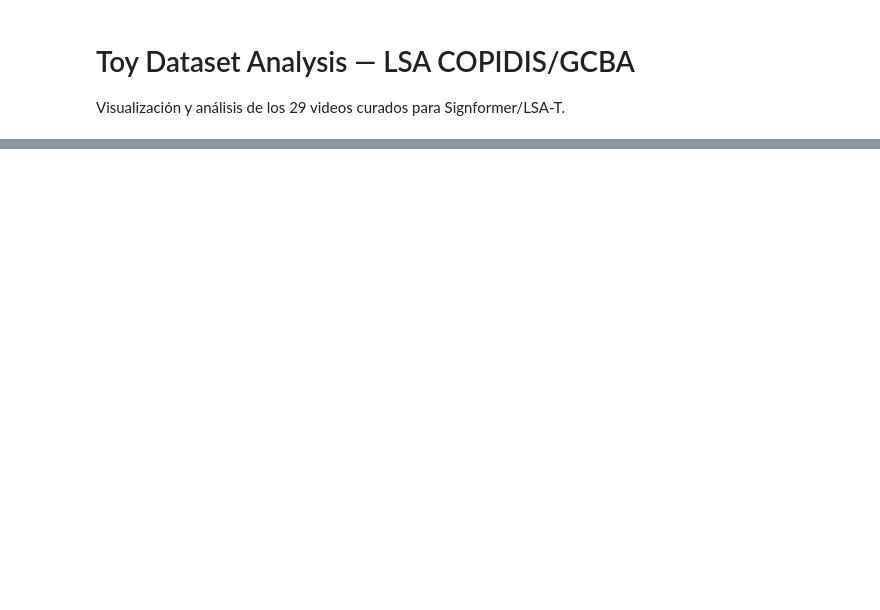
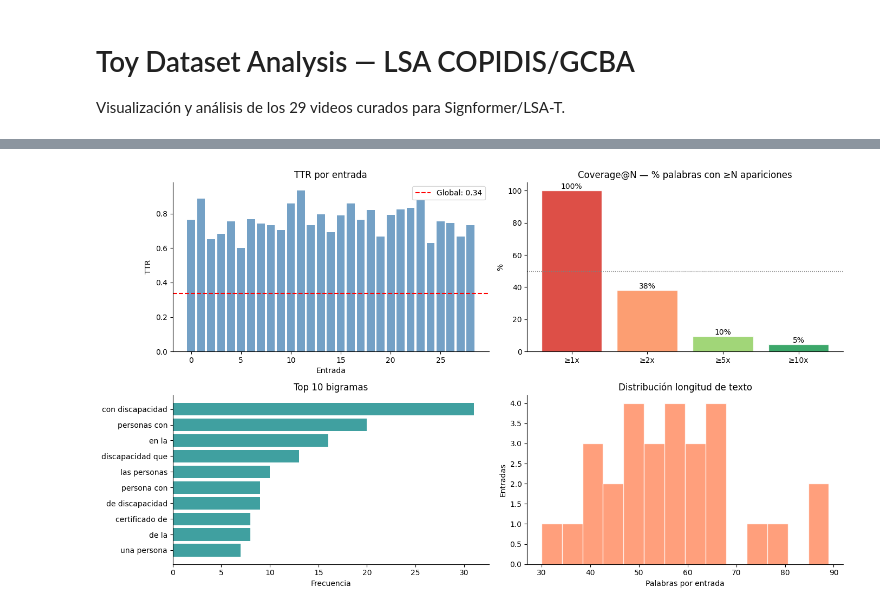
Before and after one commit to dipaolme/lsa-dataset-toolkit, a Jupyter notebook: notebooks/toy_dataset_analysis.ipynb, the cells around one changed output, grey strips where cells are left out. Drawn from its saved outputs; the diff is of its cells as text; code cells hidden in the pictures; blank space fills up the shorter version.

```diff
--- a/notebooks/toy_dataset_analysis.ipynb
+++ b/notebooks/toy_dataset_analysis.ipynb
@@ -174,46 +202,77 @@ TTR, n-gramas y distribución de longitud de texto.
 def tokenize(text):
     return re.findall(r'\b\w+\b', text.lower())
 
-texts = [e['text'] for e in dataset]
-all_tokens = [t for text in texts for t in tokenize(text)]
-all_types  = set(all_tokens)
-
-ttr_global = len(all_types) / len(all_tokens) if all_tokens else 0
-
-ttrs = []
-for text in texts:
-    toks = tokenize(text)
-    ttrs.append(len(set(toks)) / len(toks) if toks else 0)
-
 def ngrams(tokens, n):
     return [tuple(tokens[i:i+n]) for i in range(len(tokens)-n+1)]
 
-top_bigrams  = Counter(ngrams(all_tokens, 2)).most_common(10)
-top_trigrams = Counter(ngrams(all_tokens, 3)).most_common(10)
-word_counts  = [len(tokenize(t)) for t in texts]
+def coverage_at(word_freq, n):
+    return sum(1 for c in word_freq.values() if c >= n) / len(word_freq) * 100 if word_freq else 0
 
-print(f'Tokens totales  : {len(all_tokens)}')
-print(f'Vocabulario único: {len(all_types)}')
-print(f'TTR global      : {ttr_global:.3f}')
+texts      = [e['text'] for e in dataset]
+all_tokens = [t for text in texts for t in tokenize(text)]
+all_types  = set(all_tokens)
+word_freq  = Counter(all_tokens)
 
-fig, axes = plt.subplots(1, 3, figsize=(16, 4))
+# TTR
+ttr_global = len(all_types) / len(all_tokens) if all_tokens else 0
+ttrs       = [len(set(tokenize(t))) / len(tokenize(t)) if tokenize(t) else 0 for t in texts]
+
+# Hapax legomena
+hapax     = [w for w, c in word_freq.items() if c == 1]
+hapax_pct = len(hapax) / len(all_types) * 100 if all_types else 0
+
+# Coverage@N
+ns   = [1, 2, 5, 10]
+covs = [coverage_at(word_freq, n) for n in ns]
+
+# Bigramas / longitud
+top_bigrams = Counter(ngrams(all_tokens, 2)).most_common(10)
+word_counts = [len(tokenize(t)) for t in texts]
+
+print(f'Tokens totales    : {len(all_tokens)}')
+print(f'Vocabulario único : {len(all_types)} palabras')
+print()
+print(f'TTR global        : {ttr_global:.3f}')
+print(f'Hapax legomena    : {len(hapax)}/{len(all_types)} palabras ({hapax_pct:.1f}%)')
+print(f'Coverage@2  (≥2x) : {coverage_at(word_freq, 2):.1f}%')
+print(f'Coverage@5  (≥5x) : {coverage_at(word_freq, 5):.1f}%')
+print(f'Coverage@10 (≥10x): {coverage_at(word_freq, 10):.1f}%')
+print()
+if hapax_pct > 40:
+    print('⚠  Hapax >40% → mismo problema que LSA-T. Vocabulario muy disperso.')
+elif hapax_pct > 20:
+    print('~  Hapax 20-40% → repetición insuficiente para entrenar solo con esto.')
+else:
+    print('✓  Hapax <20% → vocabulario acotado, trainabilidad razonable.')
+
+fig, axes = plt.subplots(2, 2, figsize=(14, 8))
 
 # TTR por entrada
-axes[0].bar(range(len(ttrs)), ttrs, color='steelblue', alpha=0.75)
-axes[0].axhline(ttr_global, color='red', ls='--', label=f'Global: {ttr_global:.2f}')
-axes[0].set_xlabel('Entrada'); axes[0].set_ylabel('TTR')
-axes[0].set_title('TTR por entrada'); axes[0].legend()
+axes[0, 0].bar(range(len(ttrs)), ttrs, color='steelblue', alpha=0.75)
+axes[0, 0].axhline(ttr_global, color='red', ls='--', label=f'Global: {ttr_global:.2f}')
+axes[0, 0].set_xlabel('Entrada'); axes[0, 0].set_ylabel('TTR')
+axes[0, 0].set_title('TTR por entrada'); axes[0, 0].legend()
+
+# Coverage@N
+colors_cov = ['#d73027', '#fc8d59', '#91cf60', '#1a9850']
+axes[0, 1].bar([f'≥{n}x' for n in ns], covs, color=colors_cov, alpha=0.85, edgecolor='white')
+axes[0, 1].axhline(50, color='gray', ls=':', lw=1)
+axes[0, 1].set_ylabel('%'); axes[0, 1].set_ylim(0, 105)
+axes[0, 1].set_title('Coverage@N — % palabras con ≥N apariciones')
+for i, v in enumerate(covs):
+    axes[0, 1].text(i, v + 1, f'{v:.0f}%', ha='center', fontsize=10)
 
 # Top bigramas
 bg_labels = [' '.join(bg) for bg, _ in top_bigrams]
 bg_counts = [c for _, c in top_bigrams]
-axes[1].barh(bg_labels[::-1], bg_counts[::-1], color='teal', alpha=0.75)
-axes[1].set_title('Top 10 bigramas'); axes[1].set_xlabel('Frecuencia')
+axes[1, 0].barh(bg_labels[::-1], bg_counts[::-1], color='teal', alpha=0.75)
+axes[1, 0].set_title('Top 10 bigramas'); axes[1, 0].set_xlabel('Frecuencia')
 
 # Longitud de texto
-axes[2].hist(word_counts, bins=max(5, len(word_counts)//2), color='coral', alpha=0.75, edgecolor='white')
-axes[2].set_xlabel('Palabras por entrada'); axes[2].set_ylabel('Entradas')
-axes[2].set_title('Distribución longitud de texto')
+axes[1, 1].hist(word_counts, bins=max(5, len(word_counts)//2), color='coral', alpha=0.75, edgecolor='white')
+axes[1, 1].set_xlabel('Palabras por entrada'); axes[1, 1].set_ylabel('Entradas')
+axes[1, 1].set_title('Distribución longitud de texto')
 
 plt.tight_layout()
 plt.show()
+# %% [output]
@@ -220 +289,2 @@ plt.show()
+[figure, added]
 # %% [markdown]
```
Also changed, not shown: parts of 22 cells of this notebook, 27 other files.
